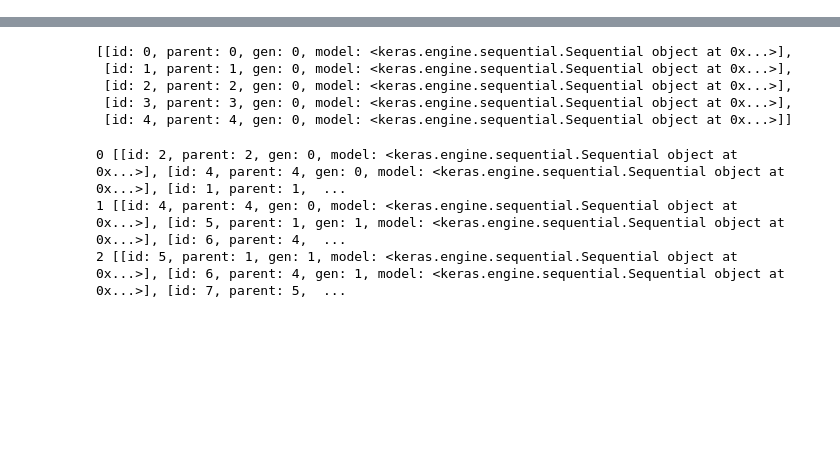
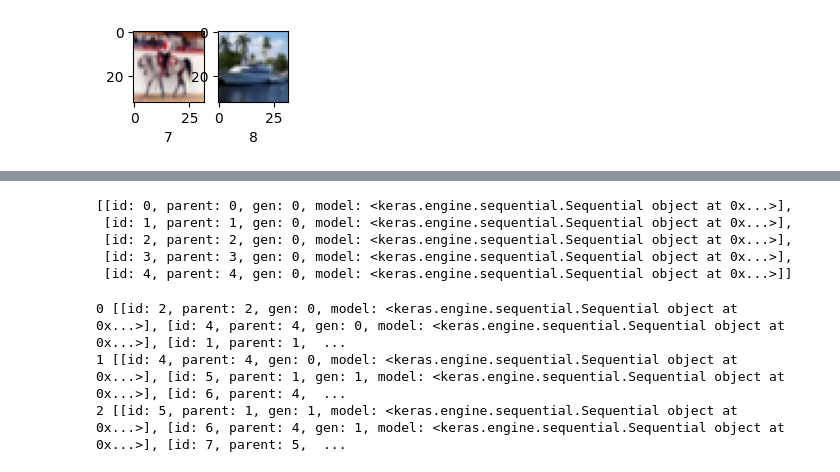
Before and after one commit to NareshPS/doi-ml, a Jupyter notebook: evolution/Evolution.ipynb, the cells around one changed output, grey strips where cells are left out. Saved outputs shown, nothing was run; the diff lists cells and outputs as text; code cells hidden in the pictures; blank space fills up the shorter version.

```diff
--- a/evolution/Evolution.ipynb
+++ b/evolution/Evolution.ipynb
@@ -40,4 +30,21 @@ To enable them in other operations, rebuild TensorFlow with the appropriate comp
 # %%
-itr = iter(train_ds)
-next(itr)[0][100, 100]
+def display(display_list, cols=2, size=(8, 8)):
+    rows = (len(display_list) + cols - 1)//cols
+    fig, axes = plt.subplots(rows, cols, figsize=size)
+
+    def get_axis(index):
+        row, col = index//cols, index%cols
+        return axes[row, col] if rows>1 else axes[col]
+
+    for index, item in enumerate(display_list):
+        image, label = item
+        axis = get_axis(index)
+        axis.imshow(tf.keras.utils.array_to_img(image))
+        axis.set_xlabel(label)
+
+items = []
+for item in train_ds.take(2).as_numpy_iterator():
+    items.append(item)
+
+display(items, size=(2,2))
 # %% [output]
@@ -44,0 +53 @@ next(itr)[0][100, 100]
+[figure, added]
```
Also changed, not shown: parts of 4 cells of this notebook, 9 other files.
